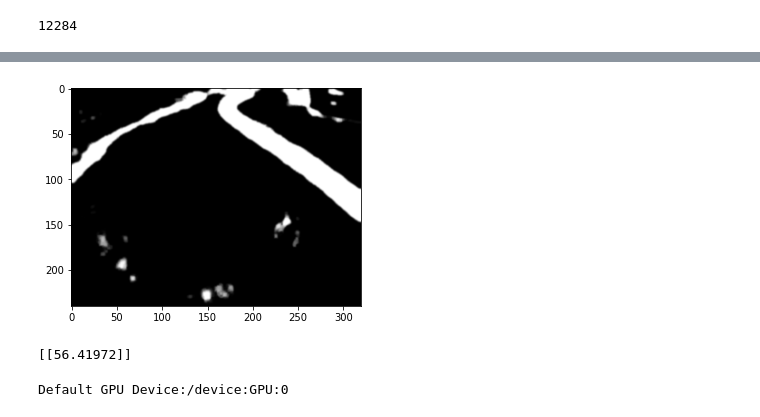
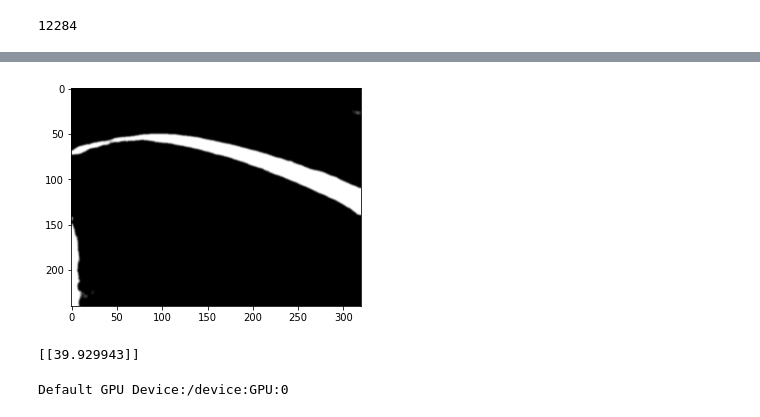
Before and after one commit to AndreCox/L2A, a Jupyter notebook: NeuralNet/neural.ipynb, the cells around one changed output, grey strips where cells are left out. Cells and saved outputs as stored; diff of their text form; code cells hidden in the pictures.

```diff
--- a/NeuralNet/neural.ipynb
+++ b/NeuralNet/neural.ipynb
@@ -82,7 +67,7 @@ for i in range(len(frames)):
     # isolate green channel
     hsv = cv.cvtColor(blur, cv.COLOR_BGR2HSV)
     # isolate green channel
-    mask = cv.inRange(hsv, (10, 0, 40), (80, 255, 240))
+    mask = cv.inRange(hsv, (10, 10, 80), (80, 255, 250))
     mask = cv.GaussianBlur(mask, (5, 5), 0)
     mask = cv.erode(mask, None, iterations=2)
     mask = cv.dilate(mask, None, iterations=2)
@@ -123,44 +114,49 @@ processedFrames, steering = shuffle(processedFrames, steering, random_state=0)
 # create a model with 3 convolutional layers and 1 fully connected layer
 # that outputs a steering angle when given an image and steering data as input
 from keras.models import Sequential
-from keras.layers import Conv2D, MaxPooling2D, Flatten, Dense, Dropout, Activation
-from tensorflow.keras.optimizers import SGD
+from keras.layers import Conv2D, MaxPooling2D, Flatten, Dense, Dropout, Activation, MaxPool2D
+from tensorflow.keras.optimizers import Adam
 from keras import backend as K
 import time
 
 K.clear_session()
 
-# use cpu instead of gpu
-import os
-os.environ['CUDA_VISIBLE_DEVICES'] = '-1'
-
 print("Creating model")
 model = Sequential()
-model.add(Conv2D(32, (3, 3), input_shape=(240, 320, 1)))
-model.add(Conv2D(24, (5, 5) , strides=(2,2) , activation='relu'))
-model.add(Conv2D(36, (5, 5) , strides=(2,2) , activation='relu'))
-model.add(Conv2D(48, (5, 5) , strides=(2,2) , activation='relu'))
-model.add(Conv2D(64, (3, 3), activation='relu'))
-model.add(Conv2D(64, (3, 3), activation='relu'))
+model.add(Conv2D(8, (5, 5),padding="same", strides=(2, 2), input_shape=(240, 320, 1), activation="relu"))
+model.add(MaxPool2D(pool_size=(2, 2)))
+model.add(Conv2D(12, (5, 5), padding="same", activation="relu"))
+model.add(MaxPool2D(pool_size=(2, 2)))
+model.add(Conv2D(16, (5, 5), padding="same", activation="relu"))
+model.add(MaxPool2D(pool_size=(2, 2)))
 model.add(Dropout(0.5))
 model.add(Flatten())
 
 model.add(Dense(1000))
+model.add(Activation('sigmoid'))
 model.add(Dense(500))
+model.add(Activation('relu'))
 model.add(Dense(100))
+model.add(Activation('relu'))
 model.add(Dense(50))
+model.add(Activation('relu'))
 model.add(Dense(10))
+model.add(Activation('relu'))
 model.add(Dense(5))
+model.add(Activation('relu'))
+model.add(Dense(1))
+model.add(Activation('linear'))
 model.add(Dense(1))
 
 
 print('compiling model...')
 # compile the model
-model.compile(optimizer='adam', loss='mse')
+optimizer = Adam(learning_rate=0.0001)
+model.compile(optimizer=optimizer, loss='mse')
 
 print('fitting model...')
 # train the model
-model.fit(processedFrames, np.array(steering) , epochs=100, verbose=1, validation_split=0.3, shuffle=True, batch_size=64)
+model.fit(traning_data, np.array(traning_steering) , epochs=100, verbose=1, validation_data=(validation_data, np.array(validation_steering)), shuffle=True, batch_size=32)
 # graph the loss and accuracy
 plt.plot(model.history.history['loss'])
 plt.title('model accuracy')
@@ -229,20 +193,20 @@ mean squared error: 883.9938469588758
 # %%
-frameNumber = 9
+frameNumber = 2050
 # grab the first image from the frames array
 image = processedFrames[frameNumber]
 
 
 
 
 # show the image and steering data
 plt.imshow(image, cmap='gray')
 plt.show()
 
 # predict the steering angle for the first image
 prediction = model.predict(image.reshape(1, 240, 320, 1))
 print(prediction)
 # %% [output]
-[figure, old version]
+[figure, new version]
-[[56.41972]]
+[[39.929943]]
 # %%
 #save the model
```
Also changed, not shown: parts of 8 cells of this notebook, 4 other files.
